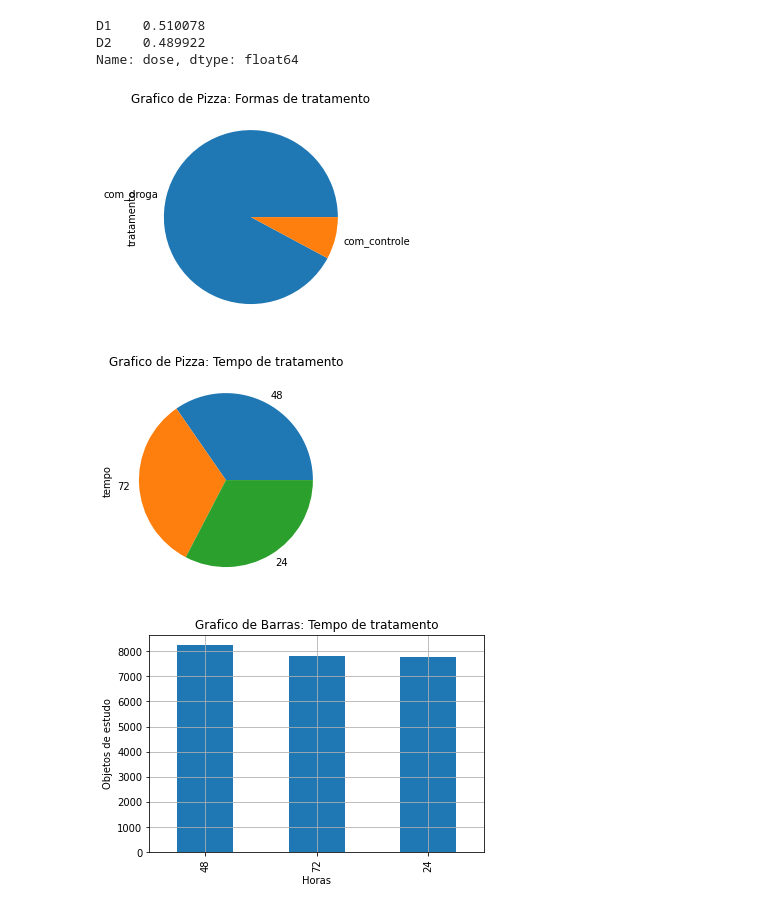
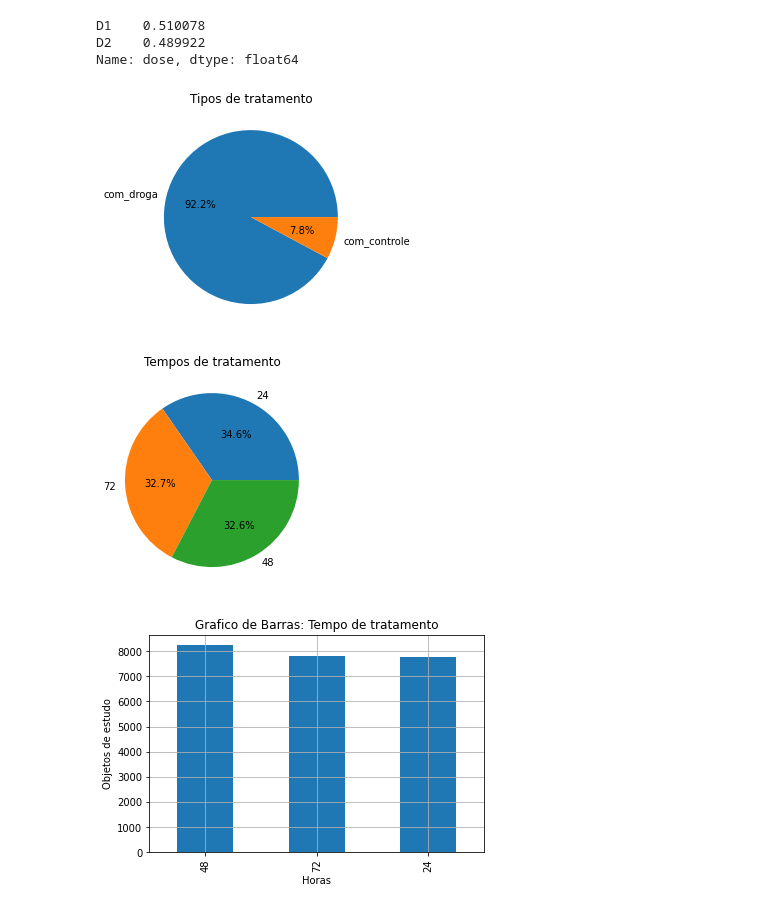
Before and after one commit to Caesar-Victor/CaesarRepo, a Jupyter notebook: python/Alura/Aula_01.ipynb, the cells around one changed output. Drawn from its saved outputs; the diff is of its cells as text; code cells hidden in the pictures.

```diff
--- a/python/Alura/Aula_01.ipynb
+++ b/python/Alura/Aula_01.ipynb
@@ -97,17 +96,23 @@ Name: dose, dtype: float64
 # %%
 import matplotlib.pyplot as plot
 
-dados['tratamento'].value_counts().plot.pie()
-plot.title('Grafico de Pizza: Formas de tratamento')
+tipos_de_tratamento = dados.tratamento.value_counts()
+labels = dados.tratamento.unique()
+
+plot.pie(tipos_de_tratamento, labels=labels, autopct='%1.1f%%')
+plot.title('Tipos de tratamento')
 plot.show()
 # %% [output]
-[figure, old version]
+[figure, new version]
 # %%
-dados['tempo'].value_counts().plot.pie()
-plot.title('Grafico de Pizza: Tempo de tratamento')
+tempos = dados.tempo.value_counts()
+labels = dados.tempo.unique()
+
+plot.pie(tempos, labels=labels, autopct='%1.1f%%')
+plot.title('Tempos de tratamento')
 plot.show()
 # %% [output]
-[figure, old version]
+[figure, new version]
 # %%
 dados['tempo'].value_counts().plot.bar()
 plot.title('Grafico de Barras: Tempo de tratamento')
```
Also changed, not shown: parts of 2 cells of this notebook, 1 other file.
